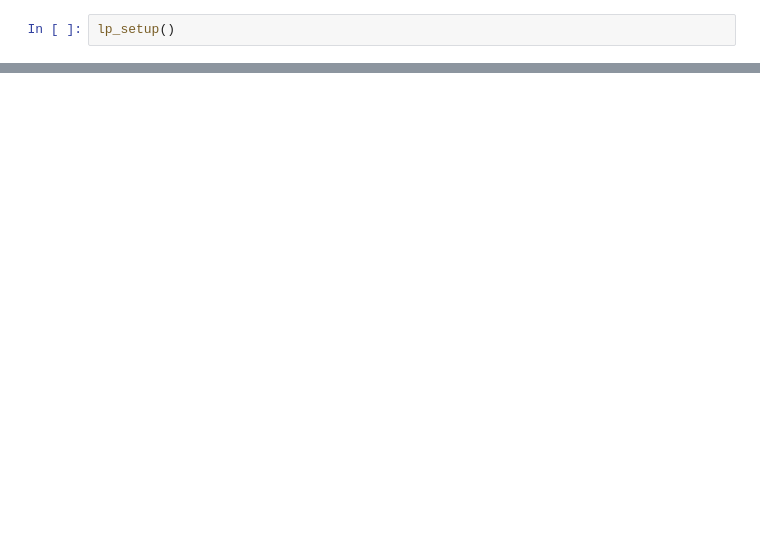
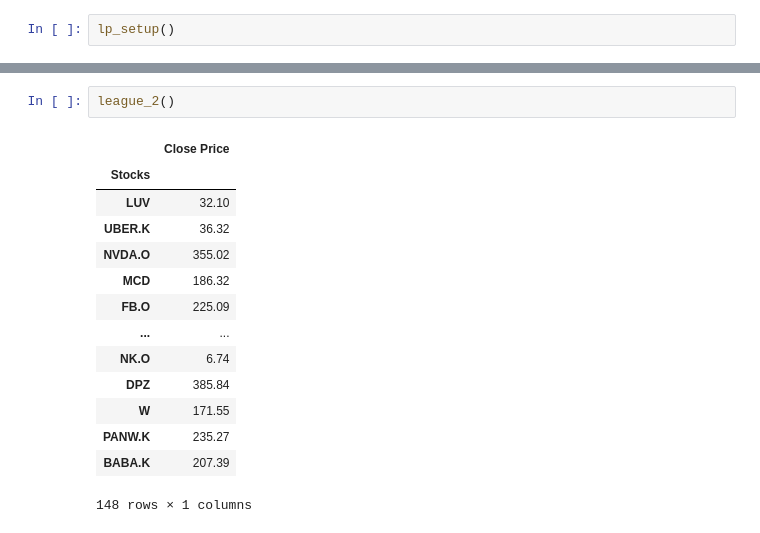
Before and after one commit to Jgarden79/liars_poker, a Jupyter notebook: Liars_poker.ipynb, the cells around one changed output, grey strips where cells are left out. Saved outputs shown, nothing was run; the diff lists cells and outputs as text; blank space fills up the shorter version.

```diff
--- a/Liars_poker.ipynb
+++ b/Liars_poker.ipynb
@@ -217,0 +380,17 @@ df
+# %%
+league_2()
+# %% [output]
+|  | Close Price |
+| Stocks |  |
+| LUV | 32.10 |
+| UBER.K | 36.32 |
+| NVDA.O | 355.02 |
+| MCD | 186.32 |
+| FB.O | 225.09 |
+| ... | ... |
+| NK.O | 6.74 |
+| DPZ | 385.84 |
+| W | 171.55 |
+| PANW.K | 235.27 |
+| BABA.K | 207.39 |
+148 rows × 1 columns
```
Also changed, not shown: parts of 11 cells of this notebook.
